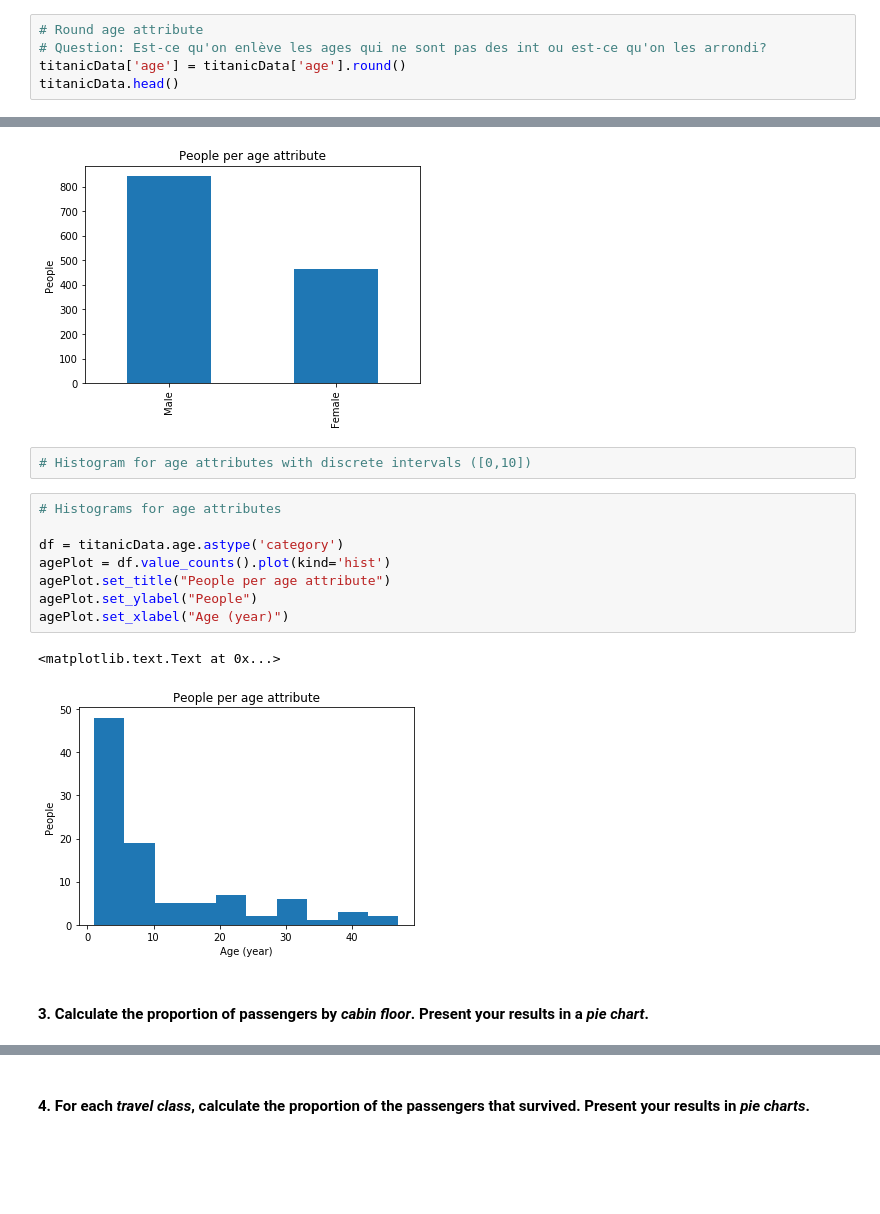
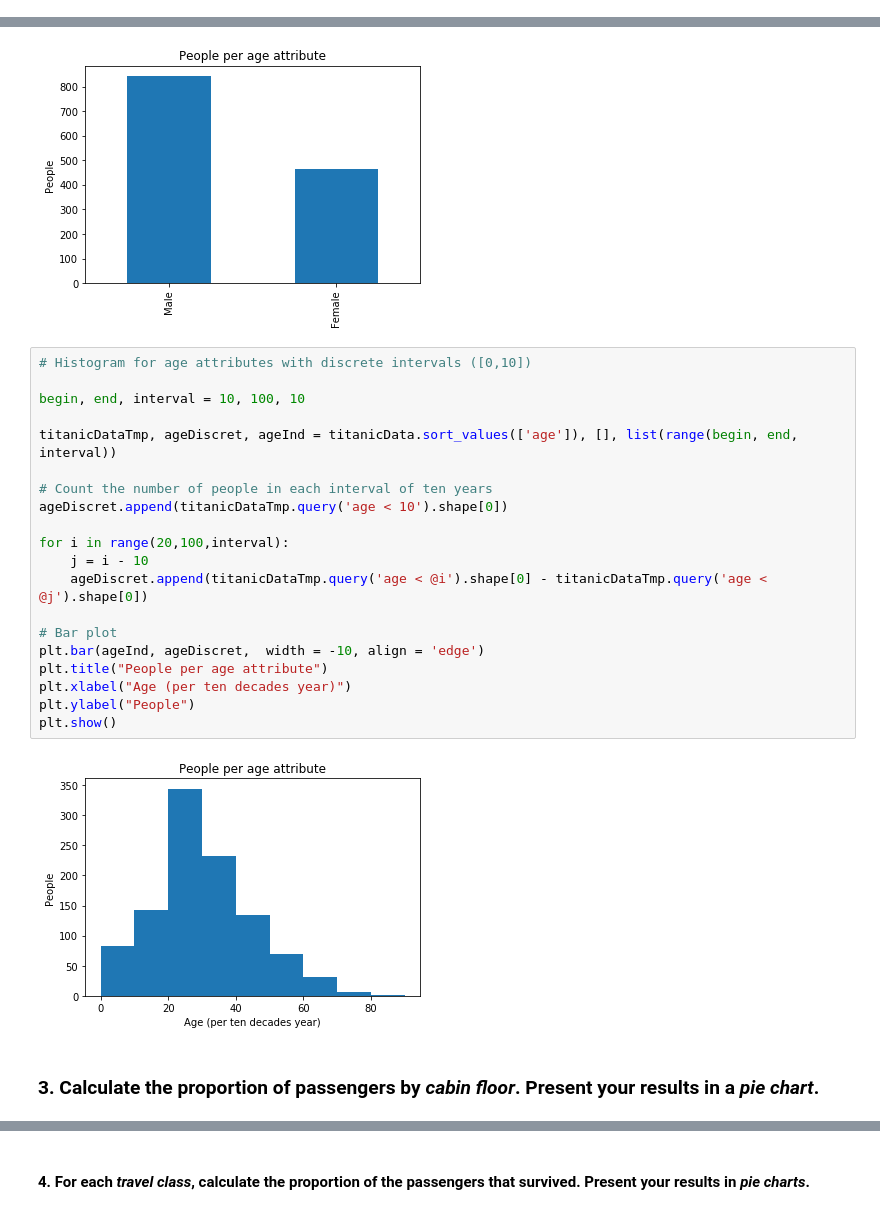
Before and after one commit to julied20/ada-2017, a Jupyter notebook: Homeworks/Homework01/Homework 1.ipynb, the cells around one changed output, grey strips where cells are left out. Cells and saved outputs as stored; diff of their text form; blank space fills up the shorter version.

Commit message:
Change of the age histrogramm, Finish of the cabin floor proportion

```diff
--- a/Homeworks/Homework01/Homework 1.ipynb
+++ b/Homeworks/Homework01/Homework 1.ipynb
@@ -200,5 +181,0 @@ titanicData.head()
-# %%
-# Round age attribute
-# Question: Est-ce qu'on enlève les ages qui ne sont pas des int ou est-ce qu'on les arrondi?
-titanicData['age'] = titanicData['age'].round()
-titanicData.head()
@@ -245,16 +216,25 @@ sexPlot.set_xticklabels(["Male", "Female"])
 [figure]
-# %%
-# Histogram for age attributes with discrete intervals ([0,10])
-# %%
-# Histograms for age attributes
-
-df = titanicData.age.astype('category')
-agePlot = df.value_counts().plot(kind='hist')
-agePlot.set_title("People per age attribute")
-agePlot.set_ylabel("People")
-agePlot.set_xlabel("Age (year)")
-# %% [output]
-<matplotlib.text.Text at 0x...>
-[figure, removed]
+# %%
+# Histogram for age attributes with discrete intervals ([0,10])
+
+begin, end, interval = 10, 100, 10
+
+titanicDataTmp, ageDiscret, ageInd = titanicData.sort_values(['age']), [], list(range(begin, end, interval))
+
+# Count the number of people in each interval of ten years
+ageDiscret.append(titanicDataTmp.query('age < 10').shape[0])
+
+for i in range(20,100,interval):
+    j = i - 10
+    ageDiscret.append(titanicDataTmp.query('age < @i').shape[0] - titanicDataTmp.query('age < @j').shape[0])
+
+# Bar plot
+plt.bar(ageInd, ageDiscret,  width = -10, align = 'edge')
+plt.title("People per age attribute")
+plt.xlabel("Age (per ten decades year)")
+plt.ylabel("People")
+plt.show()
+# %% [output]
+[figure, added]
 # %% [markdown]
-#### 3. Calculate the proportion of passengers by *cabin floor*. Present your results in a *pie chart*.
+### 3. Calculate the proportion of passengers by *cabin floor*. Present your results in a *pie chart*.
```
Also changed, not shown: parts of 24 cells of this notebook.
